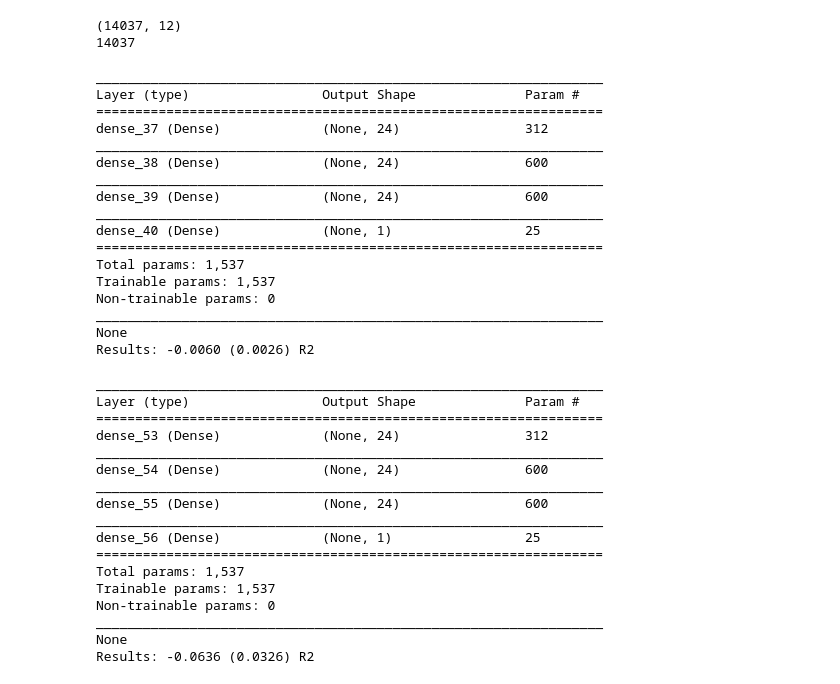
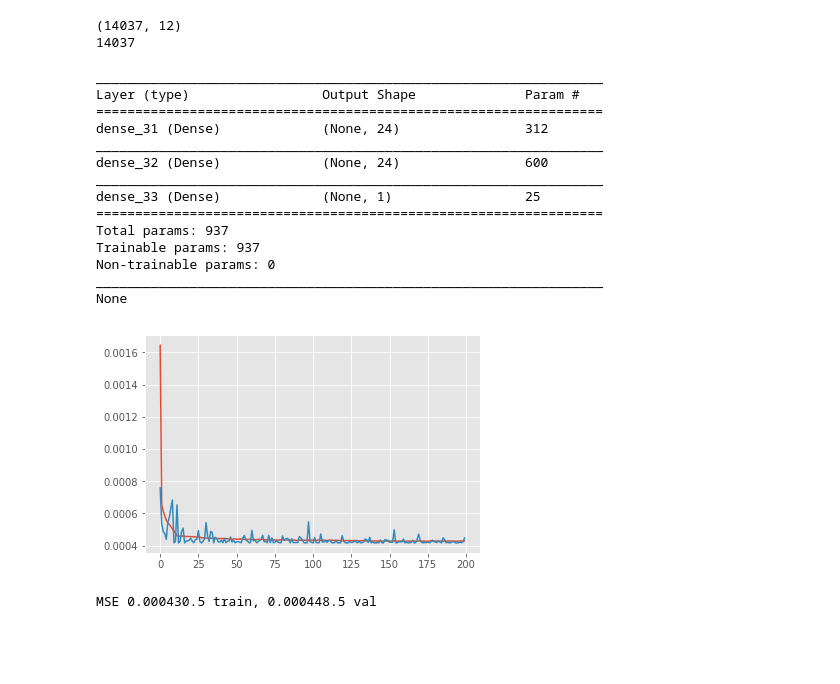
Before and after one commit to jaketimothy/timeseries-forecasting, a Jupyter notebook: Windowed Multi-Layered Perceptron Regressor.ipynb, the cells around one changed output. Cells and saved outputs as stored; diff of their text form; code cells hidden in the pictures; blank space fills up the shorter version.

Commit message:
mlp regressor examples

```diff
--- a/Windowed Multi-Layered Perceptron Regressor.ipynb
+++ b/Windowed Multi-Layered Perceptron Regressor.ipynb
@@ -50,8 +54,8 @@ def create_dataset(dataset, look_back=1):
 X, y = create_dataset(cat_df['lreturn'].values[1:], look_back=lookback_length)
 print(X.shape)
 
-# save last 20% as test set
-t = int(0.2 * len(X))
+# save last 5% as test set
+t = int(0.05 * len(X))
 X_train, X_test = X[:-t,:], X[-t:,:]
 y_train, y_test = y[:-t], y[-t:]
 print(len(X_train) + len(X_test))
@@ -91,52 +108,21 @@ def test_model(estimator):
 # %%
-# model 1
-
 np.random.seed(seed)
 
-model1 = create_nn_regressor(lookback_length, [24, 24, 24])
-
-test_model(model1)
+test_mlp_architecture([24, 24])
 # %% [output]
 _________________________________________________________________
 Layer (type)                 Output Shape              Param #
 =================================================================
-dense_37 (Dense)             (None, 24)                312
+dense_31 (Dense)             (None, 24)                312
 _________________________________________________________________
-dense_38 (Dense)             (None, 24)                600
+dense_32 (Dense)             (None, 24)                600
 _________________________________________________________________
-dense_39 (Dense)             (None, 24)                600
-_________________________________________________________________
-dense_40 (Dense)             (None, 1)                 25
+dense_33 (Dense)             (None, 1)                 25
 =================================================================
-Total params: 1,537
-Trainable params: 1,537
+Total params: 937
+Trainable params: 937
 Non-trainable params: 0
 _________________________________________________________________
 None
-Results: -0.0060 (0.0026) R2
+[figure, added]
+MSE 0.000430.5 train, 0.000448.5 val
-# %%
-# model 1 - standardized
-
-np.random.seed(seed)
-
-model1 = create_nn_regressor(lookback_length, [24, 24, 24], True)
-
-test_model(model1)
-# %% [output]
-_________________________________________________________________
-Layer (type)                 Output Shape              Param #
-=================================================================
-dense_53 (Dense)             (None, 24)                312
-_________________________________________________________________
-dense_54 (Dense)             (None, 24)                600
-_________________________________________________________________
-dense_55 (Dense)             (None, 24)                600
-_________________________________________________________________
-dense_56 (Dense)             (None, 1)                 25
-=================================================================
-Total params: 1,537
-Trainable params: 1,537
-Non-trainable params: 0
-_________________________________________________________________
-None
-Results: -0.0636 (0.0326) R2
```
Also changed, not shown: parts of 4 cells of this notebook.
